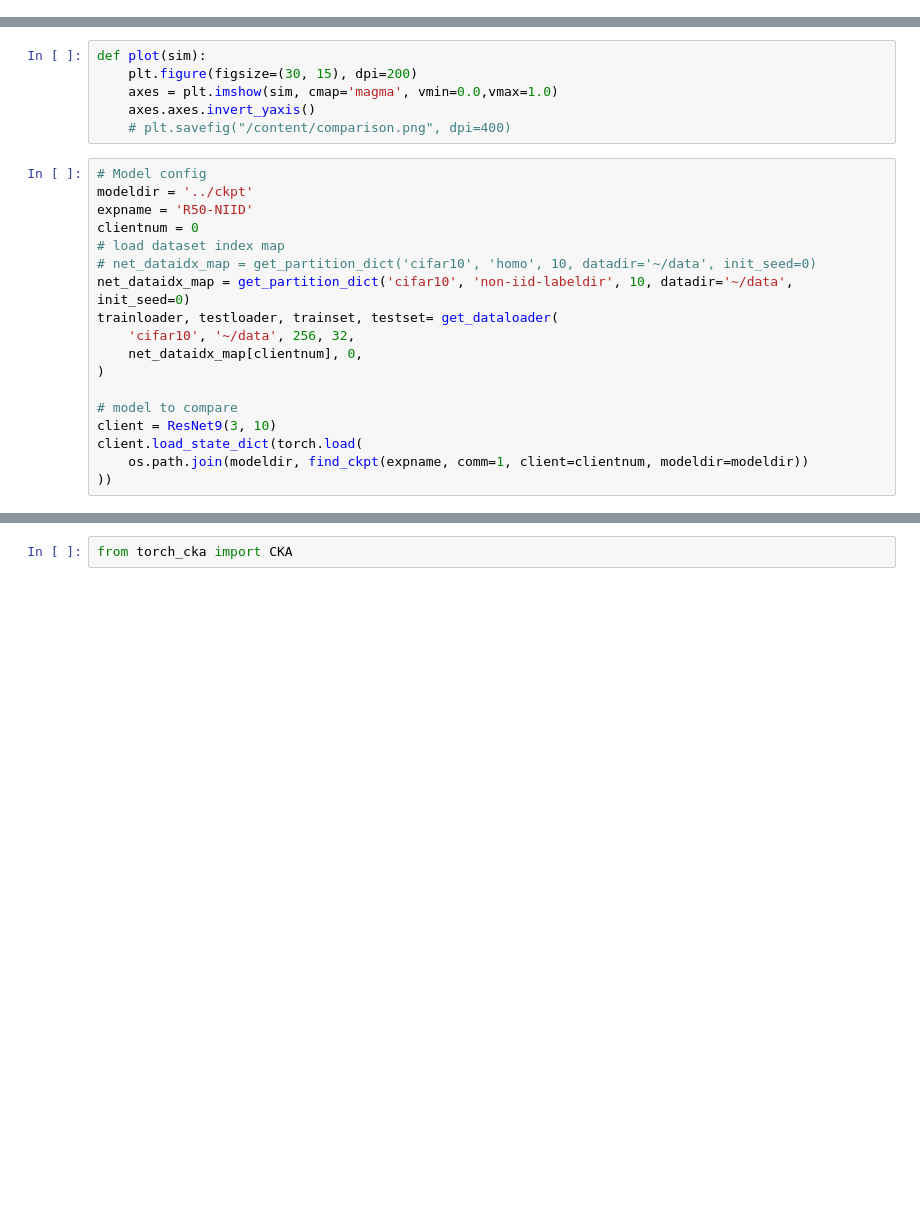
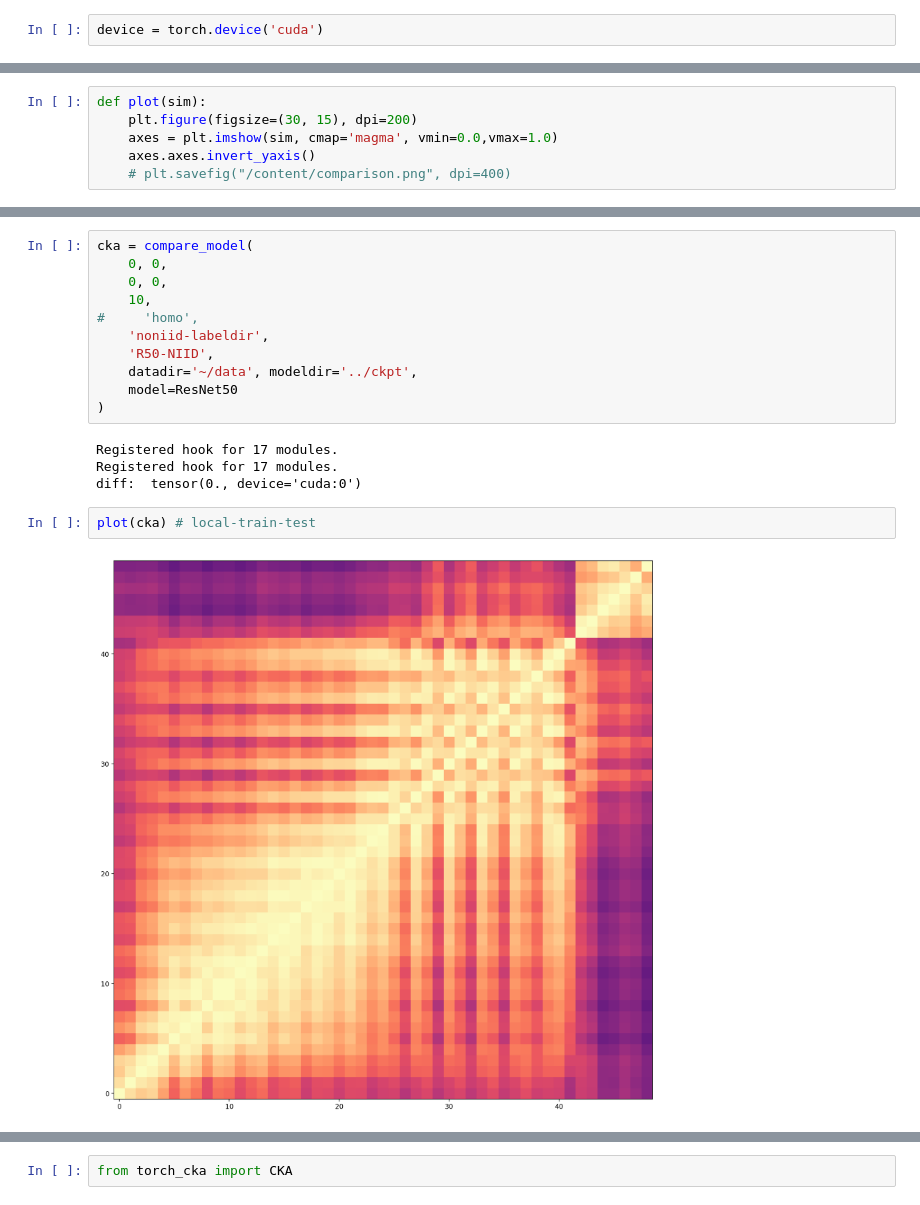
Before and after one commit to Dev-Jahn/Fed-Framework, a Jupyter notebook: notebook/visualize.ipynb, the cells around one changed output, grey strips where cells are left out. Cells and saved outputs as stored; diff of their text form; blank space fills up the shorter version.

```diff
--- a/notebook/visualize.ipynb
+++ b/notebook/visualize.ipynb
@@ -19,6 +21,8 @@ from metrics.similarity import *
 from data.partition import partition_data, get_partition_dict
 from data.datasets import load_cifar10_data
 from data.dataloader import get_dataloader
+# %%
+device = torch.device('cuda')
 # %%
 def find_ckpt(expname, comm, modeldir='../ckpt', epoch=None, client=None):
     f = filter(lambda x: expname in x, os.listdir(modeldir))
@@ -68,21 +80,3 @@ def plot(sim):
     axes = plt.imshow(sim, cmap='magma', vmin=0.0,vmax=1.0)
     axes.axes.invert_yaxis()
     # plt.savefig("/content/comparison.png", dpi=400)
-# %%
-# Model config
-modeldir = '../ckpt'
-expname = 'R50-NIID'
-clientnum = 0
-# load dataset index map
-# net_dataidx_map = get_partition_dict('cifar10', 'homo', 10, datadir='~/data', init_seed=0)
-net_dataidx_map = get_partition_dict('cifar10', 'non-iid-labeldir', 10, datadir='~/data', init_seed=0)
-trainloader, testloader, trainset, testset= get_dataloader(
-    'cifar10', '~/data', 256, 32,
-    net_dataidx_map[clientnum], 0,
-)
-
-# model to compare
-client = ResNet9(3, 10)
-client.load_state_dict(torch.load(
-    os.path.join(modeldir, find_ckpt(expname, comm=1, client=clientnum, modeldir=modeldir))
-))
@@ -99,0 +145,19 @@ plot(calc_sim(client, global_))
+# %%
+cka = compare_model(
+    0, 0,
+    0, 0,
+    10,
+#     'homo',
+    'noniid-labeldir',
+    'R50-NIID',
+    datadir='~/data', modeldir='../ckpt',
+    model=ResNet50
+)
+# %% [output]
+Registered hook for 17 modules.
+Registered hook for 17 modules.
+diff:  tensor(0., device='cuda:0')
+# %%
+plot(cka) # local-train-test
+# %% [output]
+[figure, added]
```
Also changed, not shown: parts of 21 cells of this notebook, 3 other files.
